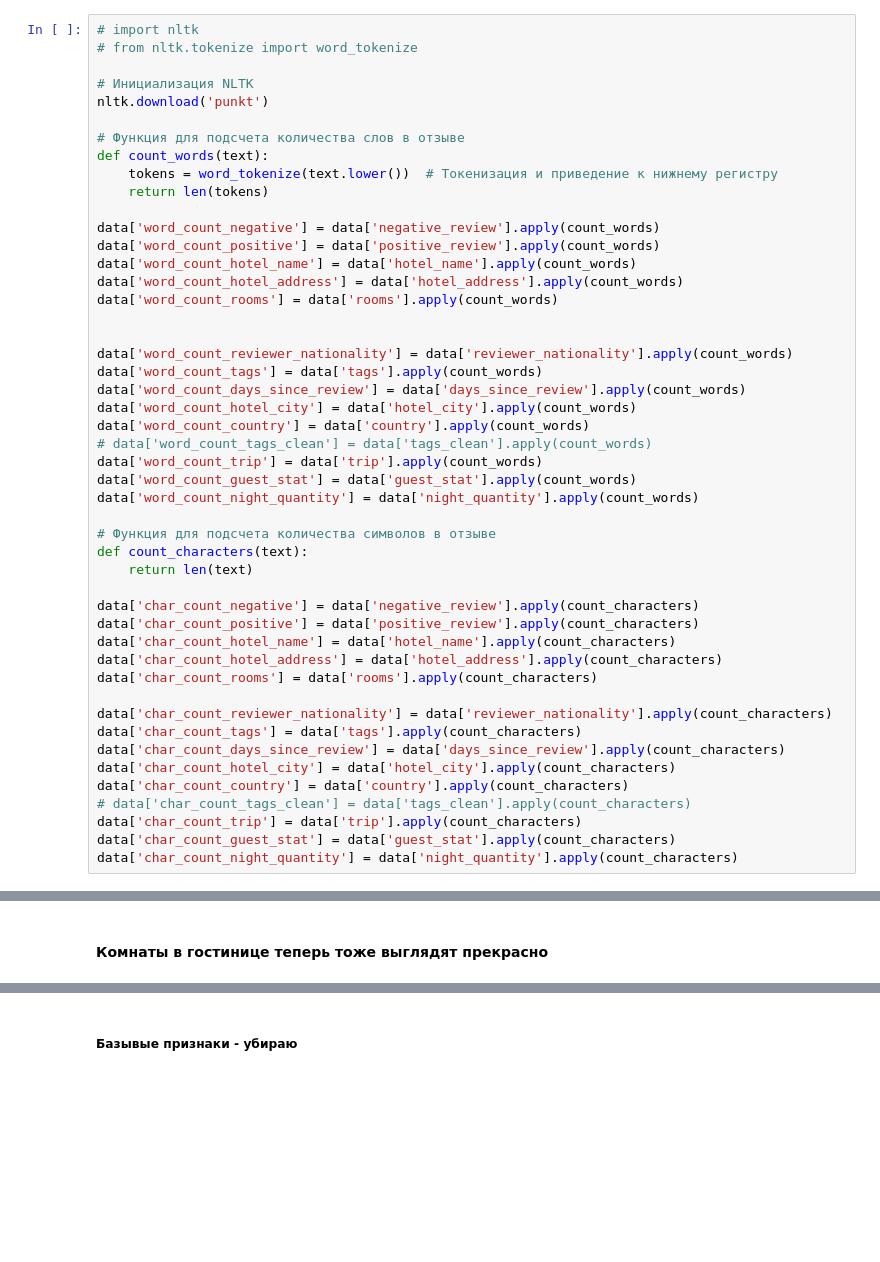
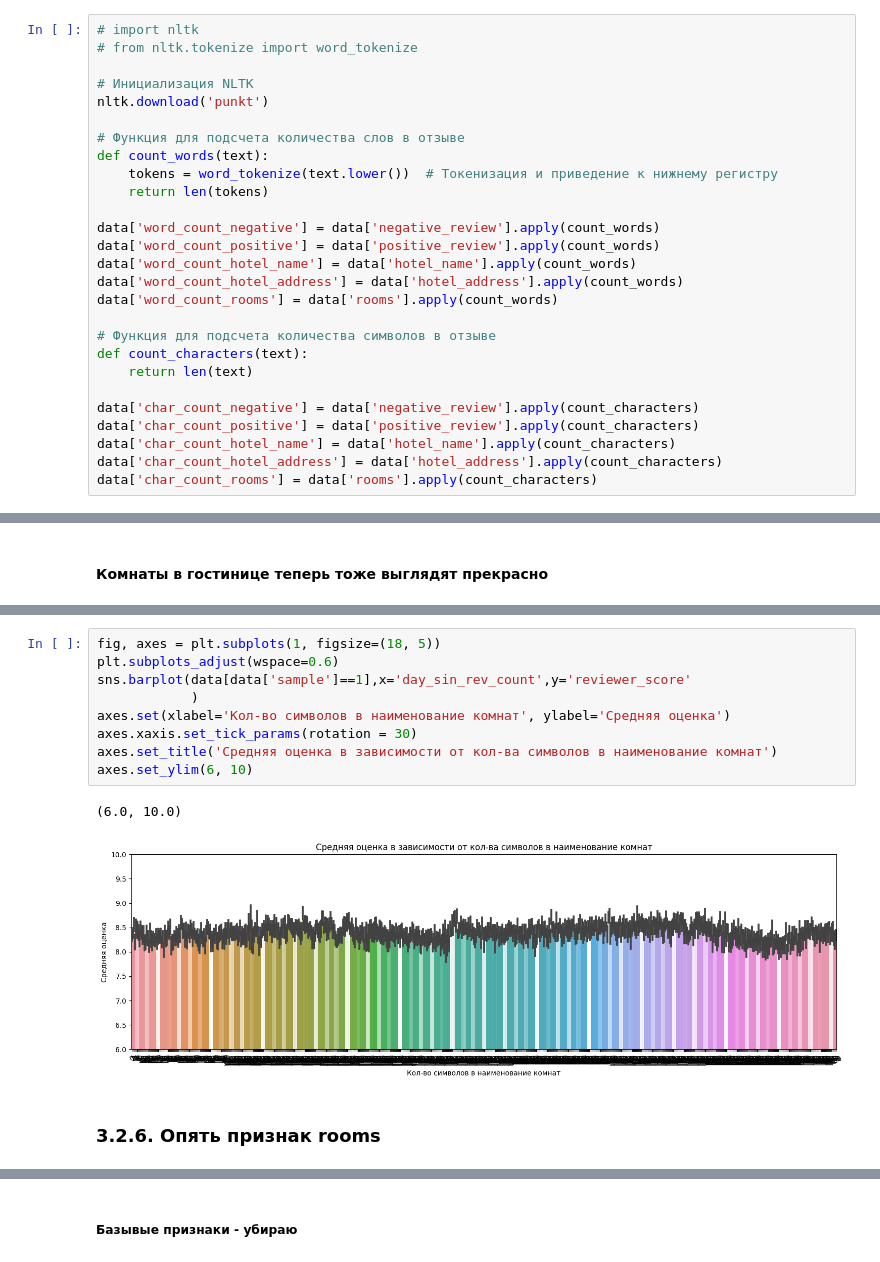
Before and after one commit to qv1k1/I_Win, a Jupyter notebook: version-25-06-04-24.ipynb, the cells around one changed output, grey strips where cells are left out. Cells and saved outputs as stored; diff of their text form; blank space fills up the shorter version.

```diff
--- a/version-25-06-04-24.ipynb
+++ b/version-25-06-04-24.ipynb
@@ -1079,17 +1079,6 @@ data['word_count_hotel_name'] = data['hotel_name'].apply(count_words)
 data['word_count_hotel_address'] = data['hotel_address'].apply(count_words)
 data['word_count_rooms'] = data['rooms'].apply(count_words)
 
-
-data['word_count_reviewer_nationality'] = data['reviewer_nationality'].apply(count_words)
-data['word_count_tags'] = data['tags'].apply(count_words)
-data['word_count_days_since_review'] = data['days_since_review'].apply(count_words)
-data['word_count_hotel_city'] = data['hotel_city'].apply(count_words)
-data['word_count_country'] = data['country'].apply(count_words)
-# data['word_count_tags_clean'] = data['tags_clean'].apply(count_words)
-data['word_count_trip'] = data['trip'].apply(count_words)
-data['word_count_guest_stat'] = data['guest_stat'].apply(count_words)
-data['word_count_night_quantity'] = data['night_quantity'].apply(count_words)
-
 # Функция для подсчета количества символов в отзыве
 def count_characters(text):
     return len(text)
@@ -1099,16 +1088,6 @@ data['char_count_positive'] = data['positive_review'].apply(count_characters)
 data['char_count_hotel_name'] = data['hotel_name'].apply(count_characters)
 data['char_count_hotel_address'] = data['hotel_address'].apply(count_characters)
 data['char_count_rooms'] = data['rooms'].apply(count_characters)
-
-data['char_count_reviewer_nationality'] = data['reviewer_nationality'].apply(count_characters)
-data['char_count_tags'] = data['tags'].apply(count_characters)
-data['char_count_days_since_review'] = data['days_since_review'].apply(count_characters)
-data['char_count_hotel_city'] = data['hotel_city'].apply(count_characters)
-data['char_count_country'] = data['country'].apply(count_characters)
-# data['char_count_tags_clean'] = data['tags_clean'].apply(count_characters)
-data['char_count_trip'] = data['trip'].apply(count_characters)
-data['char_count_guest_stat'] = data['guest_stat'].apply(count_characters)
-data['char_count_night_quantity'] = data['night_quantity'].apply(count_characters)
 # %% [output]
 [nltk_data] Error loading punkt: <urlopen error [Errno -3] Temporary
 [nltk_data]     failure in name resolution>
@@ -1326,0 +1317,14 @@ axes.set_ylim(6, 10)
+# %%
+fig, axes = plt.subplots(1, figsize=(18, 5))
+plt.subplots_adjust(wspace=0.6)
+sns.barplot(data[data['sample']==1],x='day_sin_rev_count',y='reviewer_score'
+            )
+axes.set(xlabel='Кол-во символов в наименование комнат', ylabel='Средняя оценка')
+axes.xaxis.set_tick_params(rotation = 30)
+axes.set_title('Средняя оценка в зависимости от кол-ва символов в наименование комнат')
+axes.set_ylim(6, 10)
+# %% [output]
+(6.0, 10.0)
+[figure, added]
+# %% [markdown]
+### 3.2.6. Опять признак rooms
```
Also changed, not shown: parts of 70 cells of this notebook.
